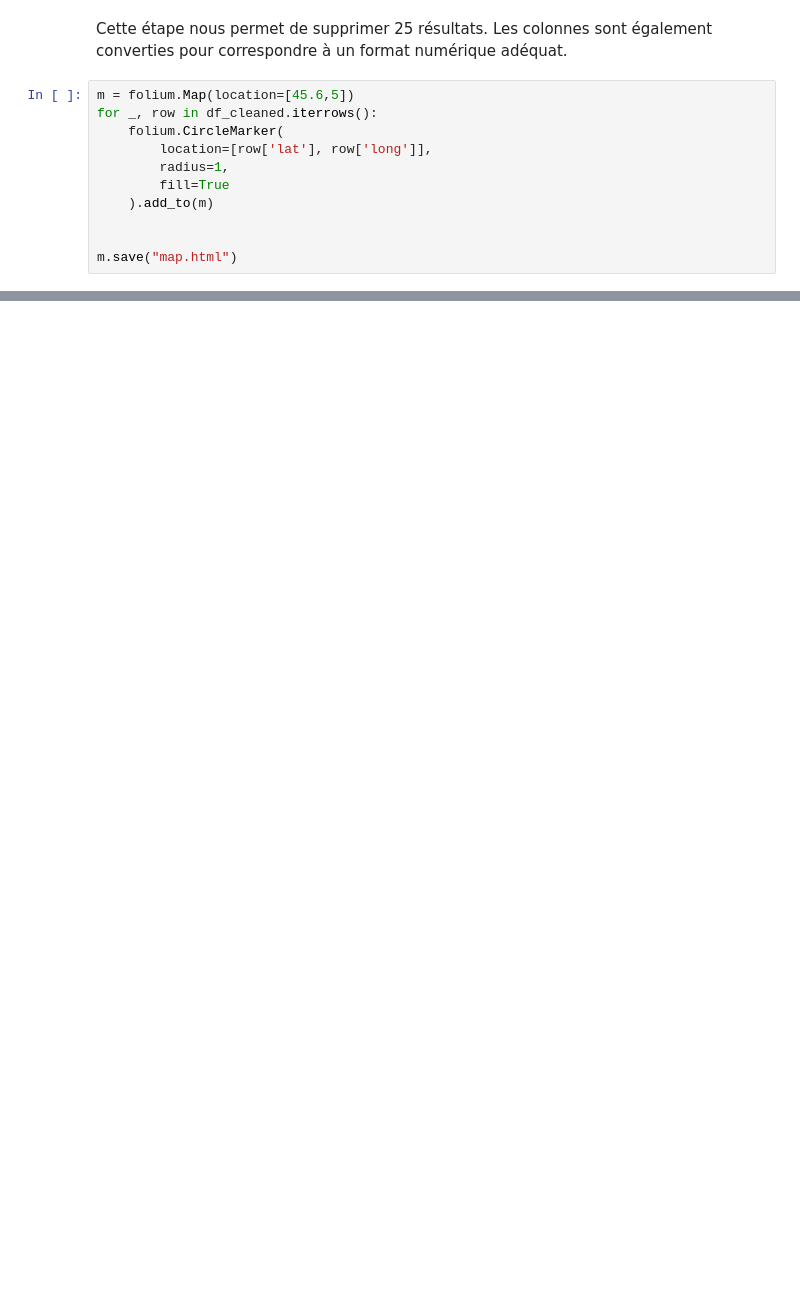
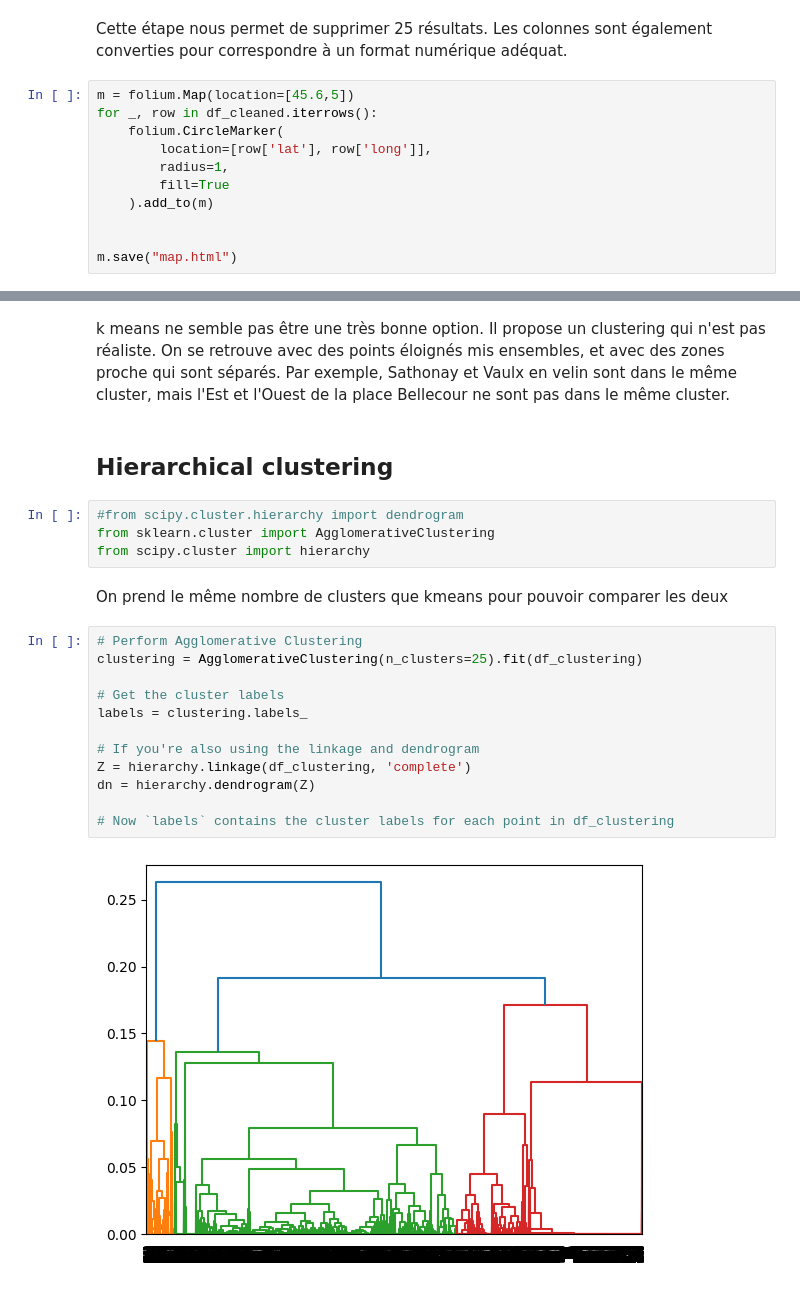
Before and after one commit to CLEMS3/LyonPhoto-DataMining, a Jupyter notebook: project.ipynb, the cells around one changed output, grey strips where cells are left out. Saved outputs shown, nothing was run; the diff lists cells and outputs as text; blank space fills up the shorter version.

```diff
--- a/project.ipynb
+++ b/project.ipynb
@@ -194,0 +412,24 @@ m.save("map.html")
+# %% [markdown]
+k means ne semble pas être une très bonne option. Il propose un clustering qui n'est pas réaliste. On se retrouve avec des points éloignés mis ensembles, et avec des zones proche qui sont séparés. Par exemple, Sathonay et Vaulx en velin sont dans le même cluster, mais l'Est et l'Ouest de la place Bellecour ne sont pas dans le même cluster.
+# %% [markdown]
+## Hierarchical clustering
+# %%
+#from scipy.cluster.hierarchy import dendrogram
+from sklearn.cluster import AgglomerativeClustering
+from scipy.cluster import hierarchy
+# %% [markdown]
+On prend le même nombre de clusters que kmeans pour pouvoir comparer les deux
+# %%
+# Perform Agglomerative Clustering
+clustering = AgglomerativeClustering(n_clusters=25).fit(df_clustering)
+
+# Get the cluster labels
+labels = clustering.labels_
+
+# If you're also using the linkage and dendrogram
+Z = hierarchy.linkage(df_clustering, 'complete')
+dn = hierarchy.dendrogram(Z)
+
+# Now `labels` contains the cluster labels for each point in df_clustering
+# %% [output]
+[figure, added]
```
Also changed, not shown: parts of 32 cells of this notebook, 3 other files.
